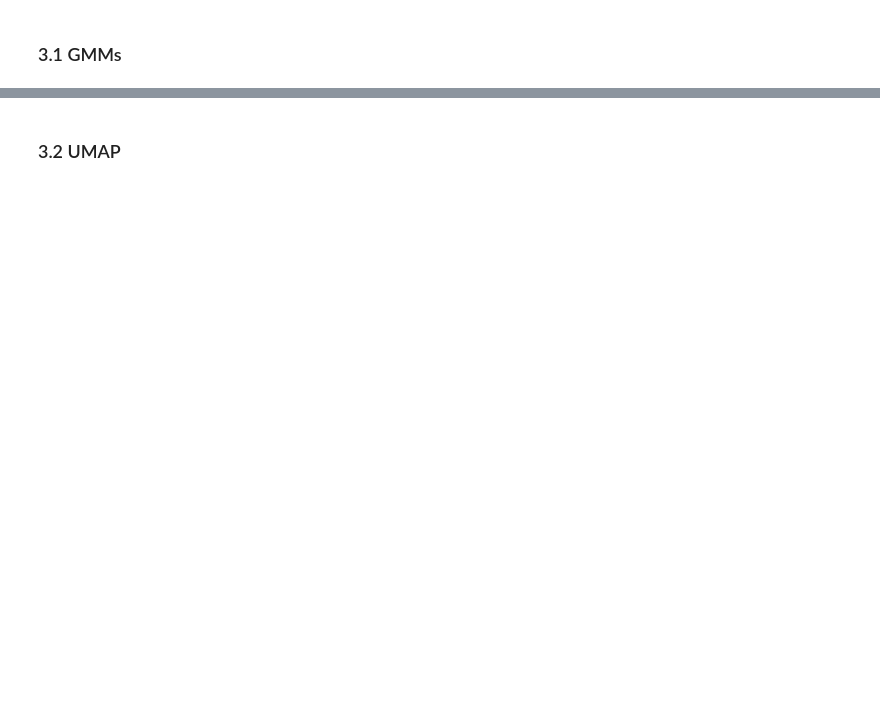
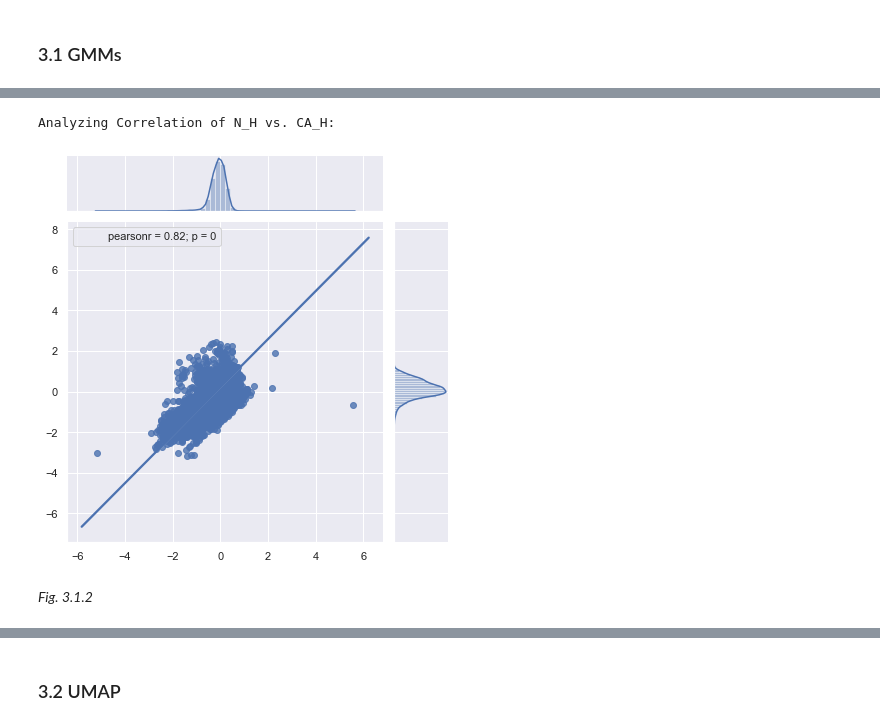
Before and after one commit to nickk124/stellardatamining, a Jupyter notebook: cannon_project_final.ipynb, the cells around one changed output, grey strips where cells are left out. Saved outputs shown, nothing was run; the diff lists cells and outputs as text; code cells hidden in the pictures; blank space fills up the shorter version.

```diff
--- a/cannon_project_final.ipynb
+++ b/cannon_project_final.ipynb
@@ -202,0 +294,23 @@ import umap
+# %%
+# Also attempted something similar with seaborn linear correlation plotting,
+# again with all possible 2-combinations (again excluded here for brevity)
+import scipy.stats as stats
+import warnings
+warnings.filterwarnings('ignore')
+import seaborn as sns
+
+for col1 in master_df.columns:
+    for col2 in master_df.columns:
+        if col1 != col2 and col1 == example_params[0] and col2 == example_params[1]:
+            u = np.column_stack([master_df[col1], master_df[col2]])
+
+            print("Analyzing Correlation of {} vs. {}:".format(col2, col1))
+            sns.set(style="darkgrid", color_codes=True)
+            g = sns.jointplot(u[:,0], u[:,1], kind="reg")
+            g.annotate(stats.pearsonr)
+            plt.show()
+# %% [output]
+Analyzing Correlation of N_H vs. CA_H:
+[figure, added]
+# %% [markdown]
+*Fig. 3.1.2*
```
Also changed, not shown: parts of 20 cells of this notebook, 1 other file.
